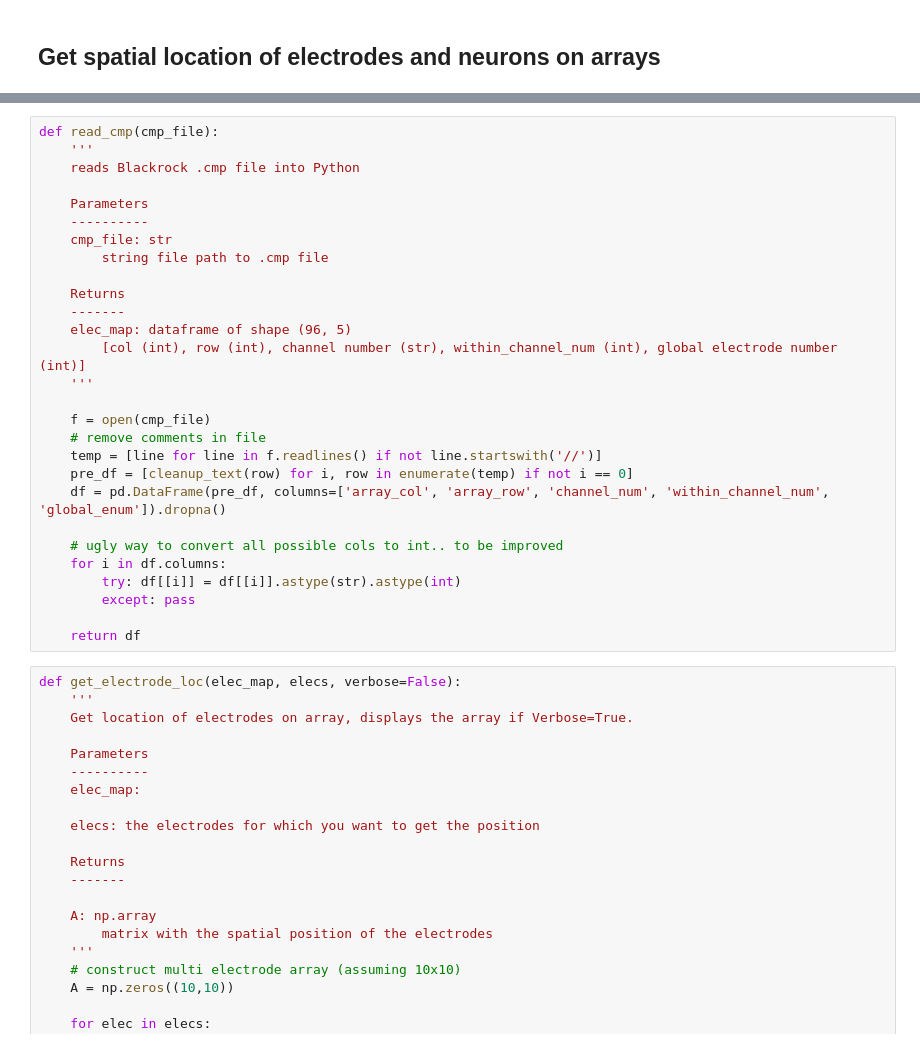
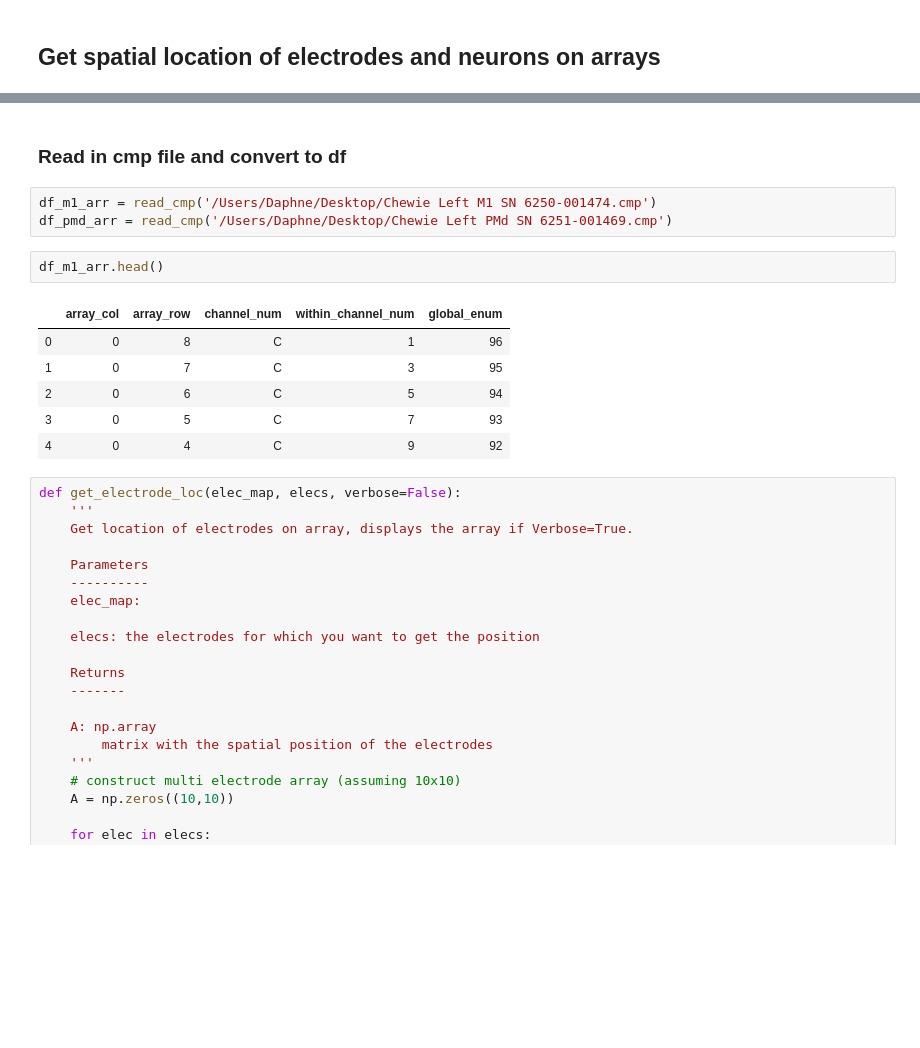
Before and after one commit to daphnecor/Spatial, a Jupyter notebook: New_tools.ipynb, the cells around one changed output, grey strips where cells are left out. Cells and saved outputs as stored; diff of their text form; blank space fills up the shorter version.

```diff
--- a/New_tools.ipynb
+++ b/New_tools.ipynb
@@ -47,31 +31,17 @@ def cleanup_text(s):
-# %%
-def read_cmp(cmp_file):
-    '''
-    reads Blackrock .cmp file into Python
-
-    Parameters
-    ----------
-    cmp_file: str
-        string file path to .cmp file
-
-    Returns
-    -------
-    elec_map: dataframe of shape (96, 5)
-        [col (int), row (int), channel number (str), within_channel_num (int), global electrode number (int)]
-    '''
-
-    f = open(cmp_file)
-    # remove comments in file
-    temp = [line for line in f.readlines() if not line.startswith('//')]
-    pre_df = [cleanup_text(row) for i, row in enumerate(temp) if not i == 0]
-    df = pd.DataFrame(pre_df, columns=['array_col', 'array_row', 'channel_num', 'within_channel_num', 'global_enum']).dropna()
-
-    # ugly way to convert all possible cols to int.. to be improved
-    for i in df.columns:
-        try: df[[i]] = df[[i]].astype(str).astype(int)
-        except: pass
-
-    return df
+# %% [markdown]
+### Read in cmp file and convert to df
+# %%
+df_m1_arr = read_cmp('/Users/Daphne/Desktop/Chewie Left M1 SN 6250-001474.cmp')
+df_pmd_arr = read_cmp('/Users/Daphne/Desktop/Chewie Left PMd SN 6251-001469.cmp')
+# %%
+df_m1_arr.head()
+# %% [output]
+|  | array_col | array_row | channel_num | within_channel_num | global_enum |
+| 0 | 0 | 8 | C | 1 | 96 |
+| 1 | 0 | 7 | C | 3 | 95 |
+| 2 | 0 | 6 | C | 5 | 94 |
+| 3 | 0 | 5 | C | 7 | 93 |
+| 4 | 0 | 4 | C | 9 | 92 |
 # %%
 def get_electrode_loc(elec_map, elecs, verbose=False):
     '''
```
Also changed, not shown: parts of 7 cells of this notebook, 1 other file.
